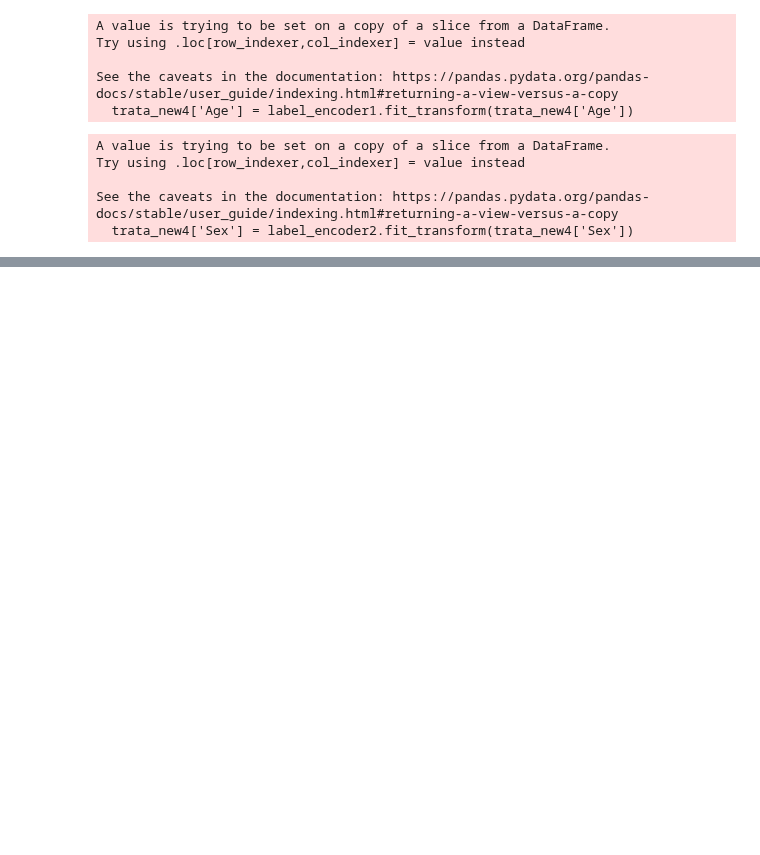
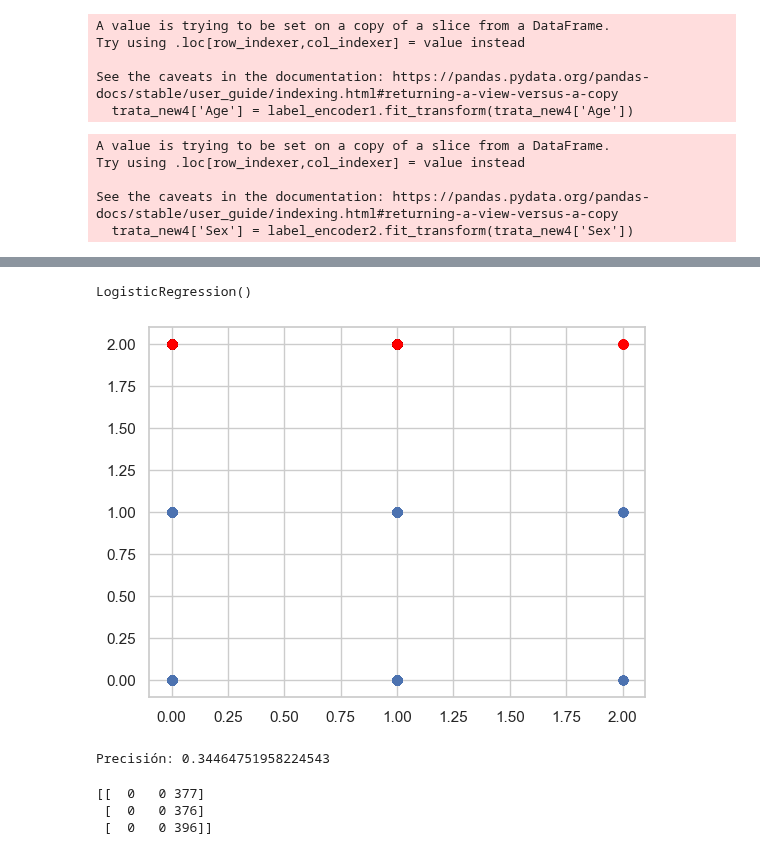
Before and after one commit to Marce-Valverde/PP1-Grupo6, a Jupyter notebook: Proyecto.ipynb, the cells around one changed output, grey strips where cells are left out. Saved outputs shown, nothing was run; the diff lists cells and outputs as text; code cells hidden in the pictures; blank space fills up the shorter version.

```diff
--- a/Proyecto.ipynb
+++ b/Proyecto.ipynb
@@ -633,0 +664,35 @@ Falta mejorar la precision
+# %%
+
+# Entrenar el modelo de regresión logística
+
+model = LogisticRegression()
+model.fit(X_train.values.reshape(-1, 1), y_train.values.reshape(-1, 1).ravel())
+# %% [output]
+LogisticRegression()
+# %%
+# Predecir los resultados del conjunto de prueba
+
+y_pred = model.predict(X_test.values.reshape(-1, 1))
+# %%
+
+
+plt.scatter(X_test, y_test)
+plt.scatter(X_test, y_pred, c='red')
+plt.show()
+# %% [output]
+[figure, added]
+# %%
+
+# Calcular la precisión del modelo
+accuracy = accuracy_score(y_test, y_pred)
+print("Precisión:", accuracy)
+# %% [output]
+Precisión: 0.34464751958224543
+# %%
+# Generar la matriz de confusión
+cm = confusion_matrix(y_test, y_pred)
+print(cm)
+# %% [output]
+[[  0   0 377]
+ [  0   0 376]
+ [  0   0 396]]
```
Also changed, not shown: parts of 27 cells of this notebook, 1 other file.
